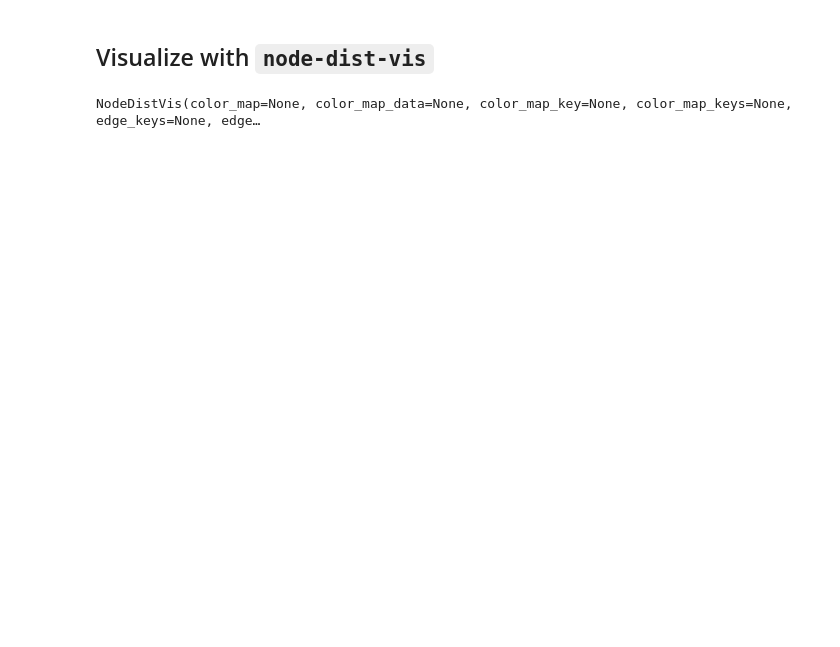
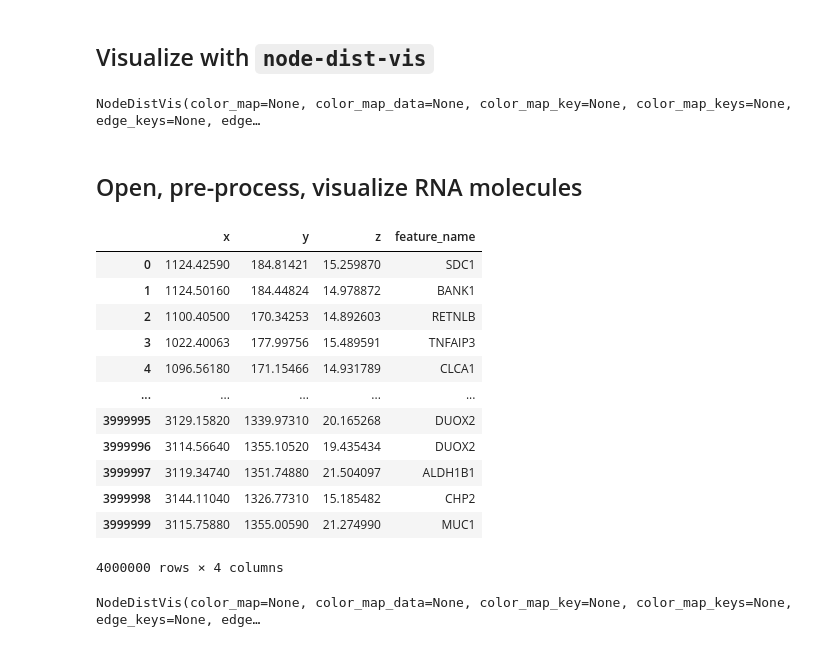
Before and after one commit to cns-iu/hra-organ-gallery-in-vr-preprocessing, a Jupyter notebook: preprocessing-zhu/process-zhu-data.ipynb, the cells around one changed output. Drawn from its saved outputs; the diff is of its cells as text; code cells hidden in the pictures; blank space fills up the shorter version.

```diff
--- a/preprocessing-zhu/process-zhu-data.ipynb
+++ b/preprocessing-zhu/process-zhu-data.ipynb
@@ -182,3 +184,27 @@ node_dist_vis = NodeDistVis(
 display(node_dist_vis)
 # %% [output]
 NodeDistVis(color_map=None, color_map_data=None, color_map_key=None, color_map_keys=None, edge_keys=None, edge…
+# %% [markdown]
+## Open, pre-process, visualize RNA molecules
+# %%
+import gzip
+
+take = 4000000
+
+df = pd.read_csv(f'{folder}/4.csv.gz', compression='gzip')
+df_vis = df.head(take)
+df_vis
+# %% [output]
+|  | x | y | z | feature_name |
+| 0 | 1124.42590 | 184.81421 | 15.259870 | SDC1 |
+| 1 | 1124.50160 | 184.44824 | 14.978872 | BANK1 |
+| 2 | 1100.40500 | 170.34253 | 14.892603 | RETNLB |
+| 3 | 1022.40063 | 177.99756 | 15.489591 | TNFAIP3 |
+| 4 | 1096.56180 | 171.15466 | 14.931789 | CLCA1 |
+| ... | ... | ... | ... | ... |
+| 3999995 | 3129.15820 | 1339.97310 | 20.165268 | DUOX2 |
+| 3999996 | 3114.56640 | 1355.10520 | 19.435434 | DUOX2 |
+| 3999997 | 3119.34740 | 1351.74880 | 21.504097 | ALDH1B1 |
+| 3999998 | 3144.11040 | 1326.77310 | 15.185482 | CHP2 |
+| 3999999 | 3115.75880 | 1355.00590 | 21.274990 | MUC1 |
+4000000 rows × 4 columns
@@ -184,0 +213,9 @@ NodeDistVis(color_map=None, color_map_data=None, color_map_key=None, color_map_k
+# %%
+node_dist_vis = NodeDistVis(
+    nodes=node_list,
+    node_target_key="Cell Type",
+    edges=edge_list
+)
+display(node_dist_vis)
+# %% [output]
+NodeDistVis(color_map=None, color_map_data=None, color_map_key=None, color_map_keys=None, edge_keys=None, edge…
```
Also changed, not shown: parts of 5 cells of this notebook, 1 other file.
